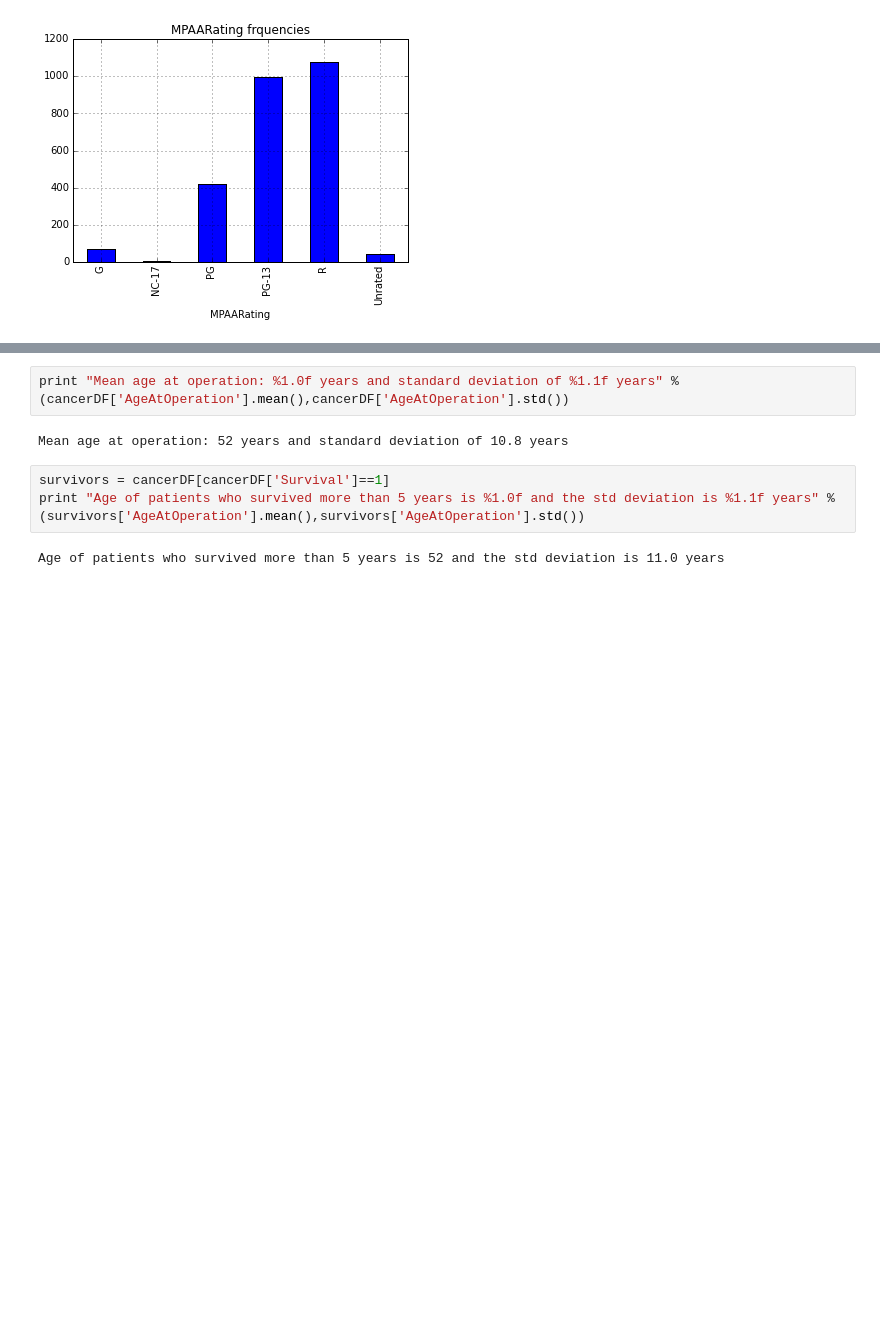
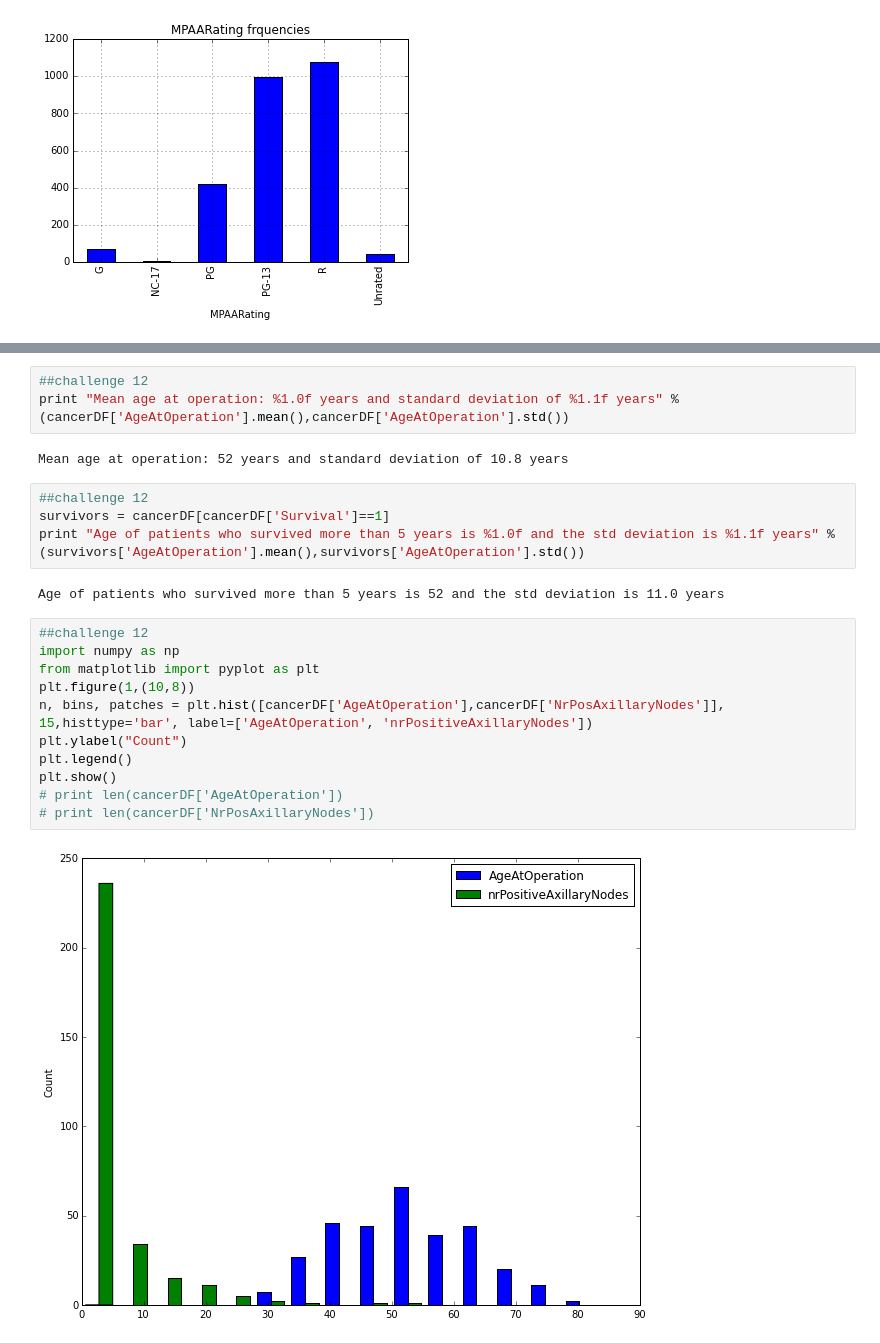
Before and after one commit to revanth83/Mcnulty, a Jupyter notebook: mcnulty_challenges_sup_learn.ipynb, the cells around one changed output, grey strips where cells are left out. Saved outputs shown, nothing was run; the diff lists cells and outputs as text; blank space fills up the shorter version.

Commit message:
3rd commit of mcnulty challenges

```diff
--- a/mcnulty_challenges_sup_learn.ipynb
+++ b/mcnulty_challenges_sup_learn.ipynb
@@ -469,9 +485,24 @@ cancerDF.head(3)
 # %%
+##challenge 12
 print "Mean age at operation: %1.0f years and standard deviation of %1.1f years" % (cancerDF['AgeAtOperation'].mean(),cancerDF['AgeAtOperation'].std())
 # %% [output]
 Mean age at operation: 52 years and standard deviation of 10.8 years
 # %%
+##challenge 12
 survivors = cancerDF[cancerDF['Survival']==1]
 print "Age of patients who survived more than 5 years is %1.0f and the std deviation is %1.1f years" % (survivors['AgeAtOperation'].mean(),survivors['AgeAtOperation'].std())
 # %% [output]
 Age of patients who survived more than 5 years is 52 and the std deviation is 11.0 years
+# %%
+##challenge 12
+import numpy as np
+from matplotlib import pyplot as plt
+plt.figure(1,(10,8))
+n, bins, patches = plt.hist([cancerDF['AgeAtOperation'],cancerDF['NrPosAxillaryNodes']], 15,histtype='bar', label=['AgeAtOperation', 'nrPositiveAxillaryNodes'])
+plt.ylabel("Count")
+plt.legend()
+plt.show()
+# print len(cancerDF['AgeAtOperation'])
+# print len(cancerDF['NrPosAxillaryNodes'])
+# %% [output]
+[figure, added]
```
Also changed, not shown: parts of 12 cells of this notebook.
